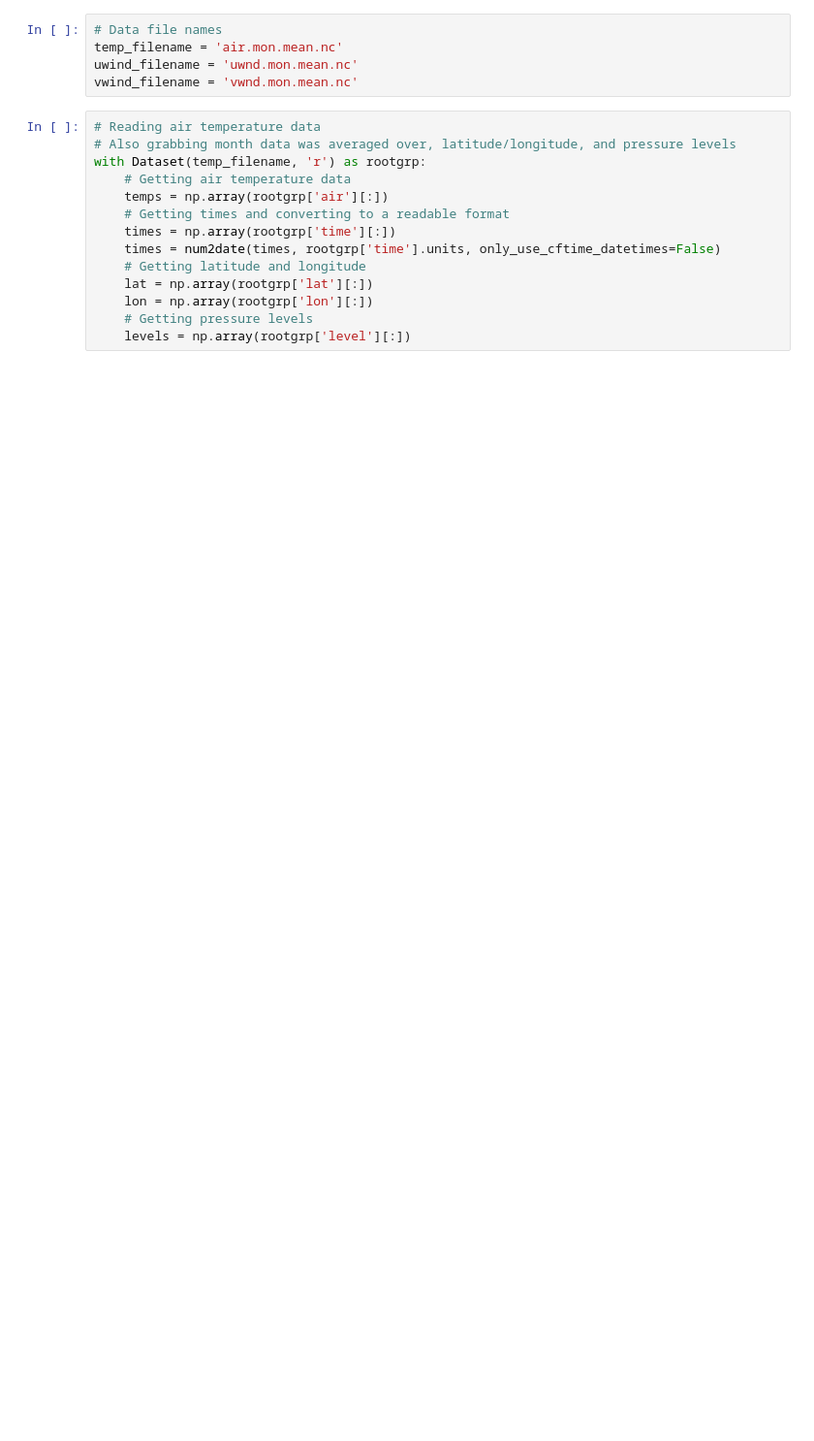
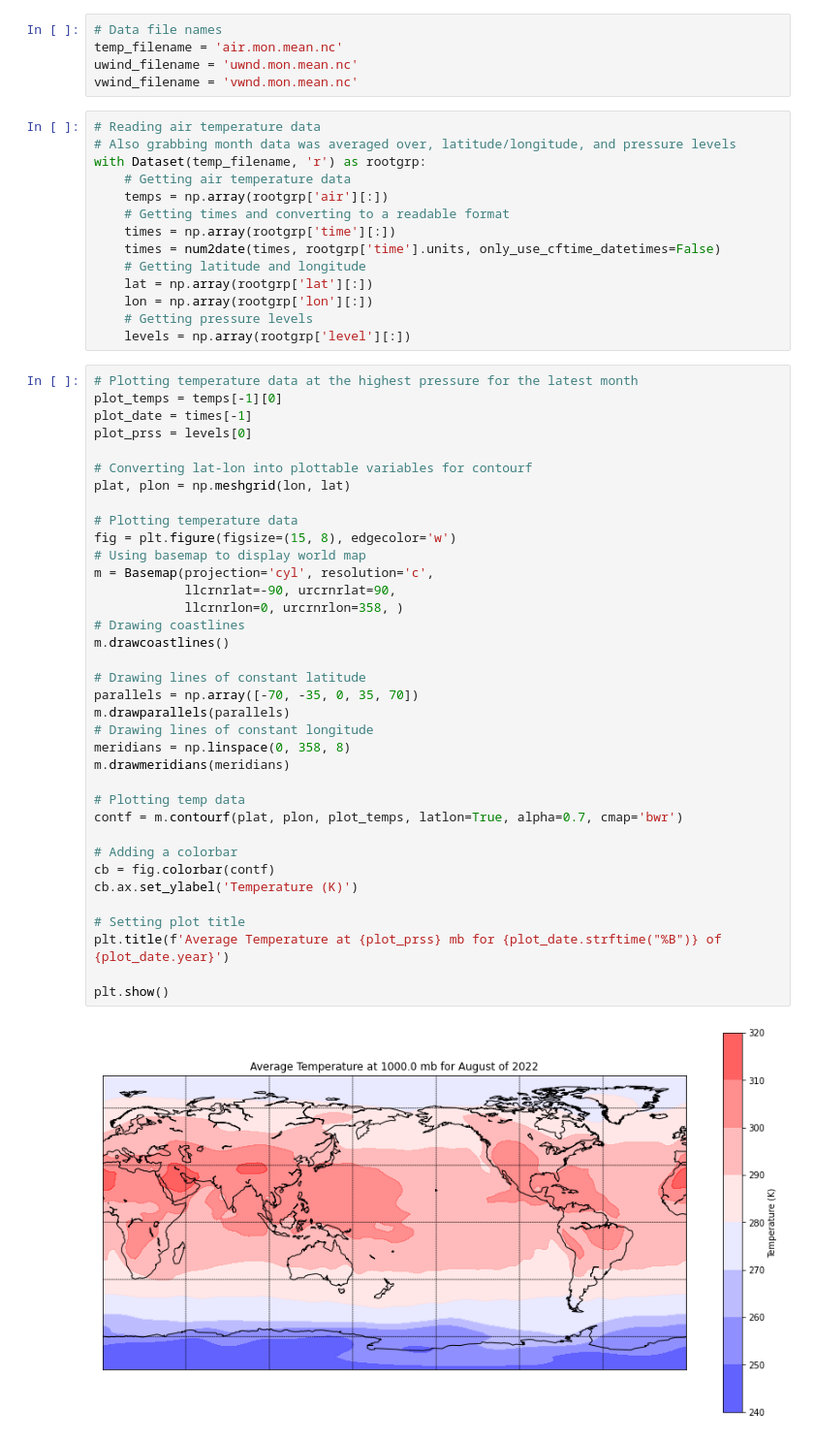
Before and after one commit to prao3/antarctic-heat-transfer, a Jupyter notebook: main.ipynb, the cells around one changed output. Shown at 97% size. Cells and saved outputs as stored; diff of their text form; blank space fills up the shorter version.

Commit message:
Plotting temp data for august 2022 at 1000 mb

```diff
--- a/main.ipynb
+++ b/main.ipynb
@@ -21,3 +23,41 @@ with Dataset(temp_filename, 'r') as rootgrp:
     lon = np.array(rootgrp['lon'][:])
     # Getting pressure levels
     levels = np.array(rootgrp['level'][:])
+# %%
+# Plotting temperature data at the highest pressure for the latest month
+plot_temps = temps[-1][0]
+plot_date = times[-1]
+plot_prss = levels[0]
+
+# Converting lat-lon into plottable variables for contourf
+plat, plon = np.meshgrid(lon, lat)
+
+# Plotting temperature data
+fig = plt.figure(figsize=(15, 8), edgecolor='w')
+# Using basemap to display world map
+m = Basemap(projection='cyl', resolution='c',
+            llcrnrlat=-90, urcrnrlat=90,
+            llcrnrlon=0, urcrnrlon=358, )
+# Drawing coastlines
+m.drawcoastlines()
+
+# Drawing lines of constant latitude
+parallels = np.array([-70, -35, 0, 35, 70])
+m.drawparallels(parallels)
+# Drawing lines of constant longitude
+meridians = np.linspace(0, 358, 8)
+m.drawmeridians(meridians)
+
+# Plotting temp data
+contf = m.contourf(plat, plon, plot_temps, latlon=True, alpha=0.7, cmap='bwr')
+
+# Adding a colorbar
+cb = fig.colorbar(contf)
+cb.ax.set_ylabel('Temperature (K)')
+
+# Setting plot title
+plt.title(f'Average Temperature at {plot_prss} mb for {plot_date.strftime("%B")} of {plot_date.year}')
+
+plt.show()
+# %% [output]
+[figure, added]
```
Also changed, not shown: parts of 1 cell of this notebook.
